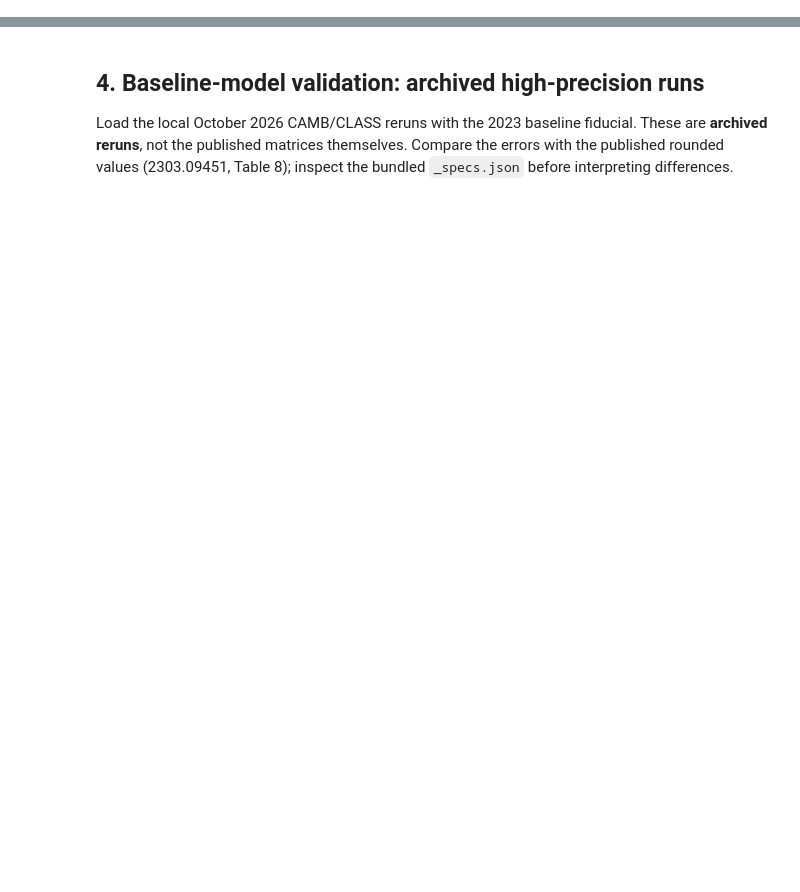
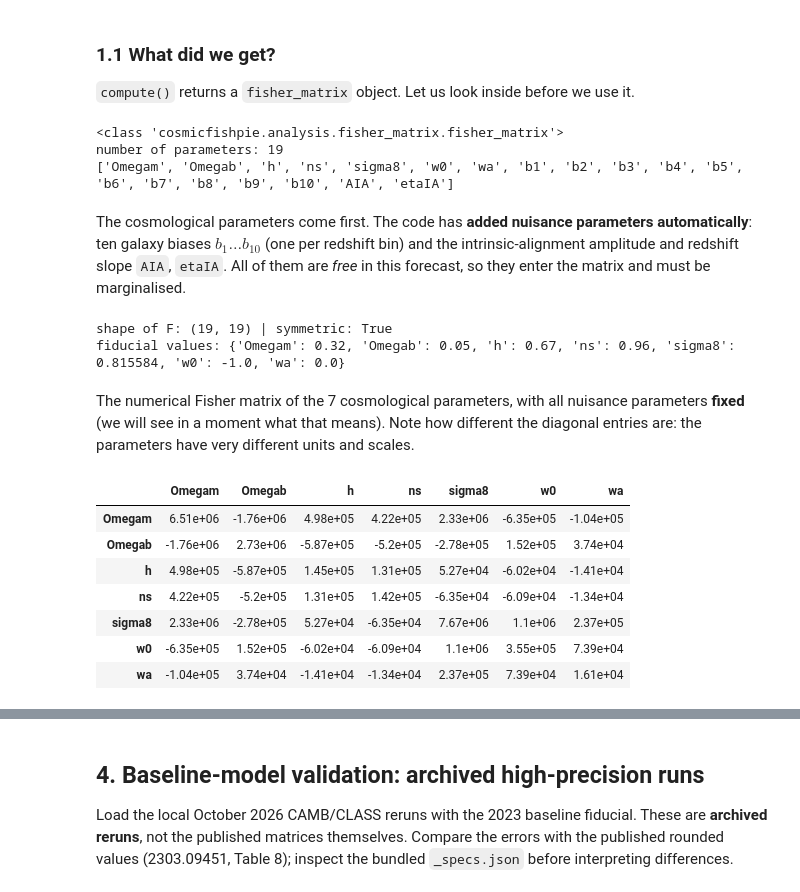
Before and after one commit to santiagocasas/bayes-cosmo-course, a Jupyter notebook: notebooks/02_cosmicfishpie_live_demo.ipynb, the cells around one changed output, grey strips where cells are left out. Drawn from its saved outputs; the diff is of its cells as text; code cells hidden in the pictures; blank space fills up the shorter version.

```diff
--- a/notebooks/02_cosmicfishpie_live_demo.ipynb
+++ b/notebooks/02_cosmicfishpie_live_demo.ipynb
@@ -157,0 +63,16 @@ FoM without / with prior: 391.20622717404456 509.360554313175
+# %%
+options = {
+    'feedback': 1,                 # verbosity (this key is required)
+    'code': 'symbolic',            # power spectrum backend: 'symbolic' (fast, approximate), 'camb' or 'class' (slow, precise)
+    'cosmo_model': 'w0waCDM',      # LCDM + dark energy equation of state w(a) = w0 + wa (1-a)
+    'accuracy': 1,                 # accuracy level of the Boltzmann code (ignored by symbolic)
+    'derivatives': '3PT',          # 3-point numerical derivative: (F(x+h) - F(x-h)) / 2h
+    'nonlinear': True,             # include non-linear corrections to P(k)
+    'ell_sampling': 25,            # compute C_ell on only 25 multipoles and interpolate (speed-up for the live demo)
+    'survey_name': 'Euclid',
+    'survey_name_photo': 'Euclid-Photometric-Paper-Pessimistic',   # YAML file: bins, n(z), l_max, f_sky, ...
+    'survey_name_spectro': False,  # no spectroscopic survey in this run
+    'fail_on_specs_not_found': True,   # stop instead of silently falling back to a default survey
+    'outroot': 'lecture_photo_pess',   # prefix of the files that compute() writes
+    'results_dir': str(OUTPUT) + '/',
+}
@@ -157,0 +149,34 @@ FoM without / with prior: 391.20622717404456 509.360554313175
+# %% [markdown]
+### 1.1 What did we get?
+`compute()` returns a `fisher_matrix` object. Let us look inside before we use it.
+# %%
+print(type(photo))
+print('number of parameters:', len(photo.get_param_names()))
+print(photo.get_param_names())
+# %% [output]
+<class 'cosmicfishpie.analysis.fisher_matrix.fisher_matrix'>
+number of parameters: 19
+['Omegam', 'Omegab', 'h', 'ns', 'sigma8', 'w0', 'wa', 'b1', 'b2', 'b3', 'b4', 'b5', 'b6', 'b7', 'b8', 'b9', 'b10', 'AIA', 'etaIA']
+# %% [markdown]
+The cosmological parameters come first. The code has **added nuisance parameters automatically**: ten galaxy biases $b_1\dots b_{10}$ (one per redshift bin) and the intrinsic-alignment amplitude and redshift slope `AIA`, `etaIA`. All of them are *free* in this forecast, so they enter the matrix and must be marginalised.
+# %%
+F = photo.get_fisher_matrix()
+print('shape of F:', F.shape, '| symmetric:', np.allclose(F, F.T))
+print('fiducial values:', dict(zip(photo.get_param_names()[:7], photo.get_param_fiducial()[:7])))
+# %% [output]
+shape of F: (19, 19) | symmetric: True
+fiducial values: {'Omegam': 0.32, 'Omegab': 0.05, 'h': 0.67, 'ns': 0.96, 'sigma8': 0.815584, 'w0': -1.0, 'wa': 0.0}
+# %% [markdown]
+The numerical Fisher matrix of the 7 cosmological parameters, with all nuisance parameters **fixed** (we will see in a moment what that means). Note how different the diagonal entries are: the parameters have very different units and scales.
+# %%
+cosmo_block = ops.reshuffle(photo, cosmo_names, update_names=False)
+pd.DataFrame(cosmo_block.get_fisher_matrix(), index=cosmo_names, columns=cosmo_names).style.format('{:.3g}')
+# %% [output]
+|  | Omegam | Omegab | h | ns | sigma8 | w0 | wa |
+| Omegam | 6.51e+06 | -1.76e+06 | 4.98e+05 | 4.22e+05 | 2.33e+06 | -6.35e+05 | -1.04e+05 |
+| Omegab | -1.76e+06 | 2.73e+06 | -5.87e+05 | -5.2e+05 | -2.78e+05 | 1.52e+05 | 3.74e+04 |
+| h | 4.98e+05 | -5.87e+05 | 1.45e+05 | 1.31e+05 | 5.27e+04 | -6.02e+04 | -1.41e+04 |
+| ns | 4.22e+05 | -5.2e+05 | 1.31e+05 | 1.42e+05 | -6.35e+04 | -6.09e+04 | -1.34e+04 |
+| sigma8 | 2.33e+06 | -2.78e+05 | 5.27e+04 | -6.35e+04 | 7.67e+06 | 1.1e+06 | 2.37e+05 |
+| w0 | -6.35e+05 | 1.52e+05 | -6.02e+04 | -6.09e+04 | 1.1e+06 | 3.55e+05 | 7.39e+04 |
+| wa | -1.04e+05 | 3.74e+04 | -1.41e+04 | -1.34e+04 | 2.37e+05 | 7.39e+04 | 1.61e+04 |
```
Also changed, not shown: parts of 54 cells of this notebook, 1 other file.
